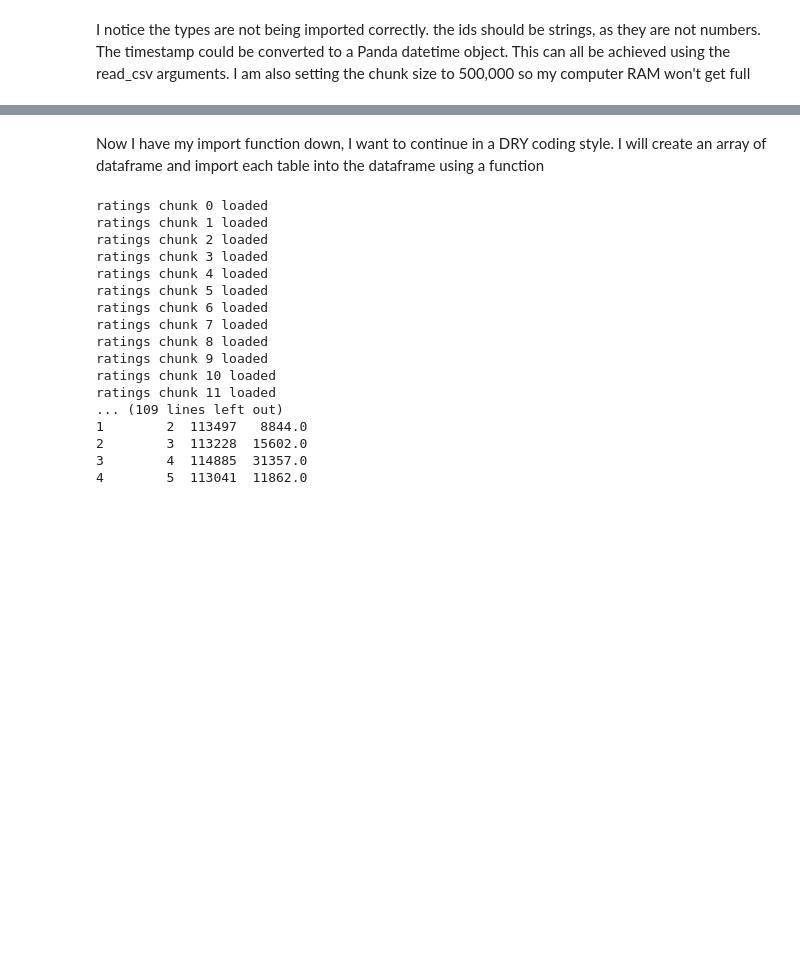
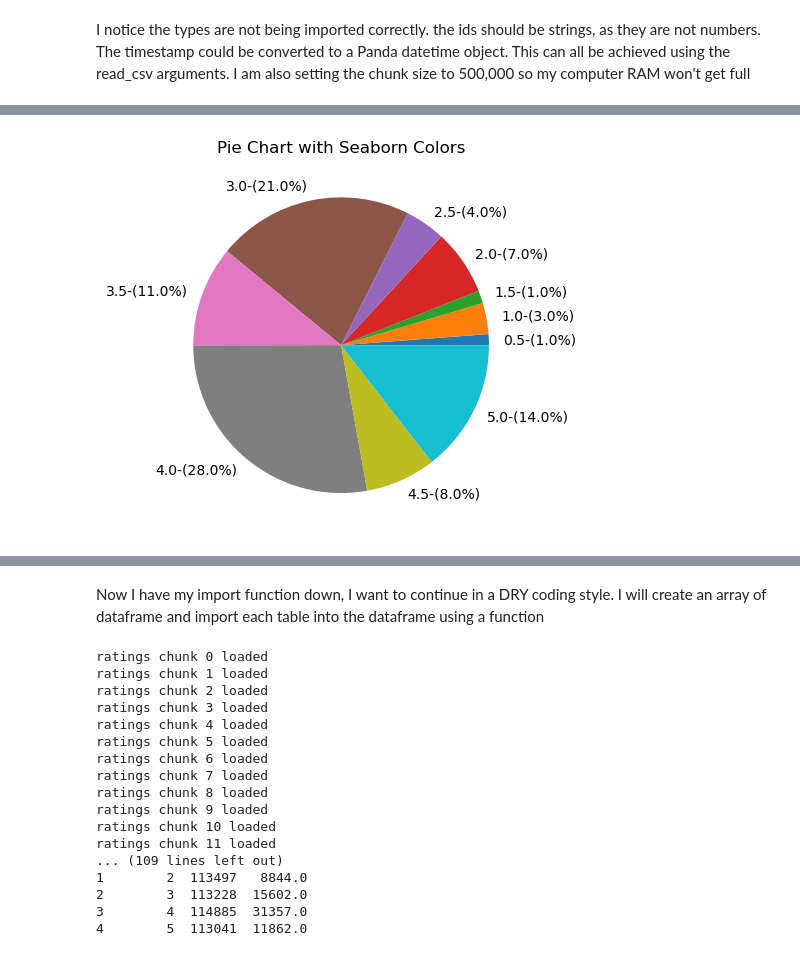
Before and after one commit to padraicohora/movie-recommendation, a Jupyter notebook: exploration.ipynb, the cells around one changed output, grey strips where cells are left out. Cells and saved outputs as stored; diff of their text form; code cells hidden in the pictures; blank space fills up the shorter version.

```diff
--- a/exploration.ipynb
+++ b/exploration.ipynb
@@ -56,0 +161,10 @@ None
+# %%
+# Create the count table
+count_table = ratings['rating'].value_counts().reset_index()
+count_table.columns = ['rating', 'count']
+
+total = count_table["count"].sum()
+count_table["percentage"] = round((count_table["count"]/total)*100, 0)
+count_table = count_table.sort_values(by="rating")
+# Print the count table
+print(count_table)
@@ -56,0 +183,12 @@ None
+# %%
+# Choose a Seaborn color palette
+# colors = sns.color_palette('pastel')[0:4]
+labels = [f"{rating}-({percentage}%)" for rating, percentage in zip(count_table["rating"], count_table["percentage"])]
+# Create the pie chart
+plt.pie(count_table['count'], labels=labels,
+        # colors=colors, autopct='%.0f%%'
+        )
+plt.title('Pie Chart with Seaborn Colors')
+plt.show()
+# %% [output]
+[figure, added]
```
Also changed, not shown: parts of 26 cells of this notebook, 1 other file.
